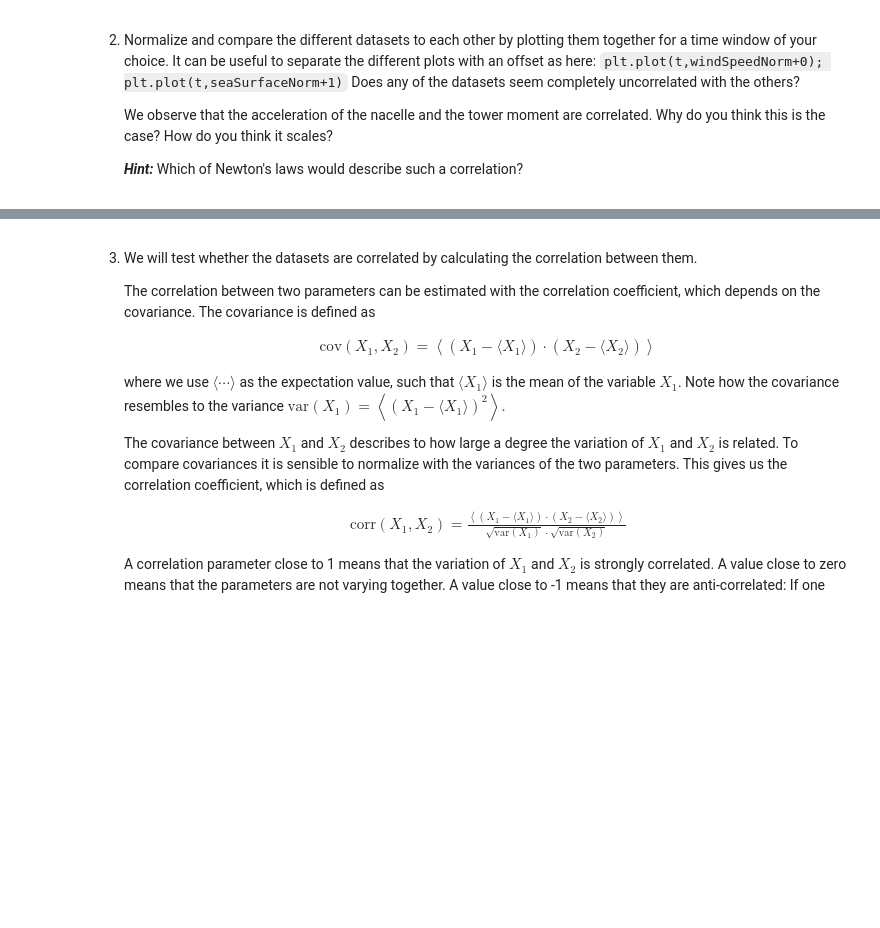
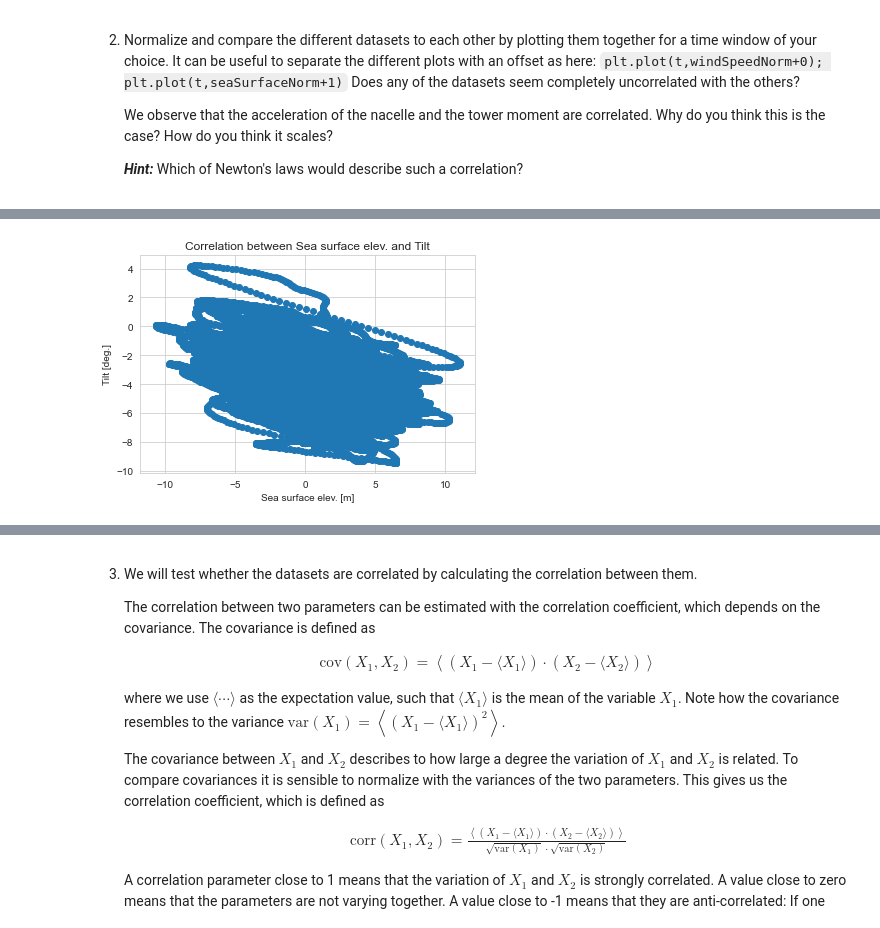
Before and after one commit to smilex555/phys718-hwp, a Jupyter notebook: project1-test/Project_1_Floating_Wind_Turbine_students.ipynb, the cells around one changed output, grey strips where cells are left out. Drawn from its saved outputs; the diff is of its cells as text; code cells hidden in the pictures; blank space fills up the shorter version.

```diff
--- a/project1-test/Project_1_Floating_Wind_Turbine_students.ipynb
+++ b/project1-test/Project_1_Floating_Wind_Turbine_students.ipynb
@@ -188,0 +261,94 @@ Does any of the datasets seem completely uncorrelated with the others?
+# %%
+#to better understand the correlation between different quantities, we plot individual scatter plots of the quantities
+plt.scatter(seaSurface, tilt)
+plt.xlabel('Sea surface elev. [m]')
+plt.ylabel('Tilt [deg.]')
+plt.title('Correlation between Sea surface elev. and Tilt')
+plt.show()
+
+plt.scatter(seaSurface, mooring)
+plt.xlabel('Sea Surface elev. [m]')
+plt.ylabel('Mooring force [kN]')
+plt.title('Correlation between Sea surface elev. and Mooring force')
+plt.show()
+
+plt.scatter(seaSurface, nacAcc)
+plt.xlabel('Sea Surface elev. [m]')
+plt.ylabel('Nacelle acc. [m/s^2]')
+plt.title('Correlation between Sea surface elev. and Nacelle acceleration')
+plt.show()
+
+plt.scatter(seaSurface, towerMom)
+plt.xlabel('Sea Surface elev. [m]')
+plt.ylabel('Towerm moment [kNm]')
+plt.title('Correlation between Sea surface elev. and Tower moment')
+plt.show()
+
+plt.scatter(seaSurface, windSpeed)
+plt.xlabel('Sea Surface elev. [m]')
+plt.ylabel('Wind speed [m/s]')
+plt.title('Correlation between Sea surface elev. and Wind speed')
+plt.show()
+
+plt.scatter(tilt, mooring)
+plt.xlabel('Tilt [deg.]')
+plt.ylabel('Mooring force [kN]')
+plt.title('Correlation between Tilt and Mooring force')
+plt.show()
+
+plt.scatter(tilt, nacAcc)
+plt.xlabel('Tilt [deg.]')
+plt.ylabel('Nacelle acc. [m/s^2]')
+plt.title('Correlation between Tilt and Nacelle acc.')
+plt.show()
+
+plt.scatter(tilt, towerMom)
+plt.xlabel('Tilt [deg.]')
+plt.ylabel('Tower moment [kNm]')
+plt.title('Correlation between Tilt and Tower moment')
+plt.show()
+
+plt.scatter(tilt, windSpeed)
+plt.xlabel('Tilt [deg.]')
+plt.ylabel('Wind speed [m/s]')
+plt.title('Correlation between Tilt and Wind speed')
+plt.show()
+
+plt.scatter(mooring, nacAcc)
+plt.xlabel('Mooring force [kN]')
+plt.ylabel('Nacelle acc. [m/s^2]')
+plt.title('Correlation between Mooring force and Nacelle acc.')
+plt.show()
+
+plt.scatter(mooring, towerMom)
+plt.xlabel('Mooring force [kN]')
+plt.ylabel('Tower moment [kNm]')
+plt.title('Correlation between Mooring force and Tower moment')
+plt.show()
+
+plt.scatter(mooring, windSpeed)
+plt.xlabel('Mooring force [kN]')
+plt.ylabel('Wind speed[m/s]')
+plt.title('Correlation between Mooring force and Wind speed')
+plt.show()
+
+plt.scatter(nacAcc, towerMom)
+plt.xlabel('Nacelle acc. [m/s^2]')
+plt.ylabel('Tower moment [kNm]')
+plt.title('Correlation between Nacelle acc. and Tower moment')
+plt.show()
+
+plt.scatter(nacAcc, windSpeed)
+plt.xlabel('Nacelle acc. [m/s^2]')
+plt.ylabel('Wind speed [m/s]')
+plt.title('Correlation between Nacelle acc. and Wind speed')
+plt.show()
+
+
+plt.scatter(towerMom, windSpeed)
+plt.xlabel('Tower moment [kNm]')
+plt.ylabel('Wind speed [m/s]')
+plt.title('Correlation between Tower moment and Wind speed')
+plt.show()
+# %% [output]
+[figure, added]
```
Also changed, not shown: parts of 12 cells of this notebook.
